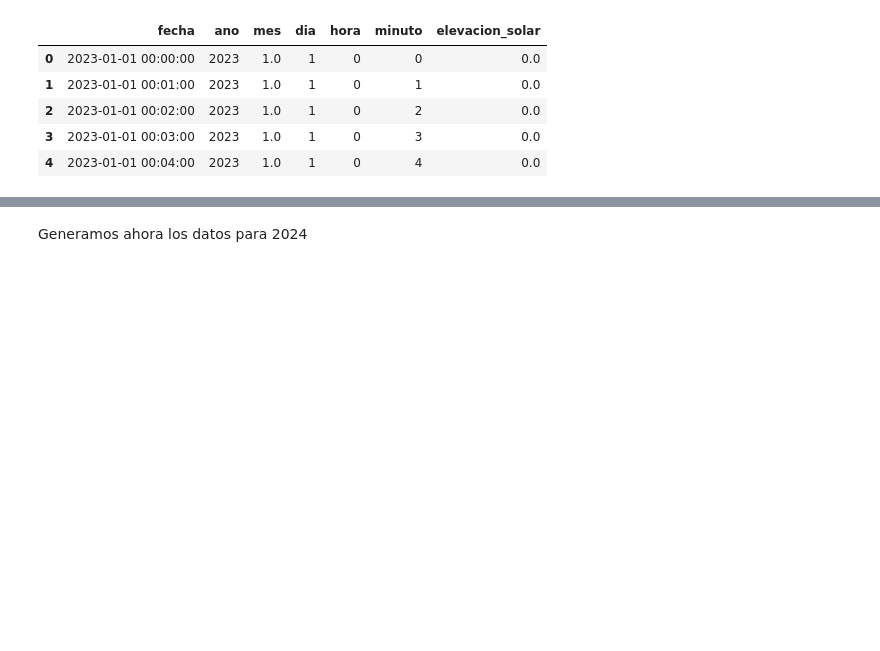
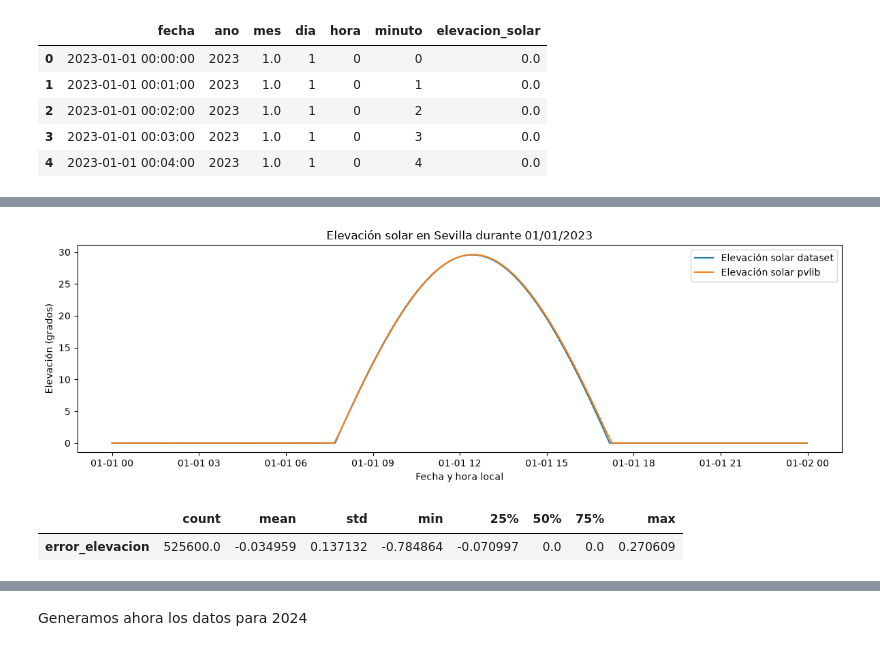
Before and after one commit to zacariasct4/TFM_IEBS, a Jupyter notebook: notebooks/02_column_preprocessing.ipynb, the cells around one changed output, grey strips where cells are left out. Saved outputs shown, nothing was run; the diff lists cells and outputs as text; code cells hidden in the pictures; blank space fills up the shorter version.

```diff
--- a/notebooks/02_column_preprocessing.ipynb
+++ b/notebooks/02_column_preprocessing.ipynb
@@ -102,0 +210,7 @@ df_alturas_2023.to_parquet(INTERIM_PATH / "elevacion_2023_standardized.parquet",
+# %%
+elevacion_solar_2023 = pd.DataFrame({
+ "fecha": solar_position_2023.index.tz_convert(None),
+ "elevacion_solar": solar_position_2023["apparent_elevation"].clip(lower=0)
+}).reset_index(drop=True)
+
+elevacion_solar_2023.head()
@@ -102,0 +224,27 @@ df_alturas_2023.to_parquet(INTERIM_PATH / "elevacion_2023_standardized.parquet",
+# %%
+import matplotlib.pyplot as plt
+
+df_2023_primero_enero = df_alturas_2023[df_alturas_2023["fecha"].dt.date == pd.to_datetime("2023-01-01").date()]
+primero_enero_2023 = elevacion_solar_2023[elevacion_solar_2023["fecha"].dt.date == pd.to_datetime("2023-01-01").date()]
+
+plt.figure(figsize=(12,4))
+plt.plot(df_2023_primero_enero["fecha"], df_2023_primero_enero['elevacion_solar'], label="Elevación solar dataset")
+plt.plot(primero_enero_2023["fecha"], primero_enero_2023['elevacion_solar'], label="Elevación solar pvlib")
+plt.title("Elevación solar en Sevilla durante 01/01/2023")
+plt.xlabel("Fecha y hora local")
+plt.ylabel("Elevación (grados)")
+plt.legend()
+plt.tight_layout()
+plt.show()
+# %% [output]
+[figure, added]
+# %%
+error_elevacion = pd.DataFrame({
+    "fecha": df_alturas_2023['fecha'].dt.date,
+    "error_elevacion": df_alturas_2023["elevacion_solar"].values - elevacion_solar_2023["elevacion_solar"].values
+})
+
+error_elevacion.describe().T
+# %% [output]
+|  | count | mean | std | min | 25% | 50% | 75% | max |
+| error_elevacion | 525600.0 | -0.034959 | 0.137132 | -0.784864 | -0.070997 | 0.0 | 0.0 | 0.270609 |
```
Also changed, not shown: parts of 21 cells of this notebook, 1 other file.
